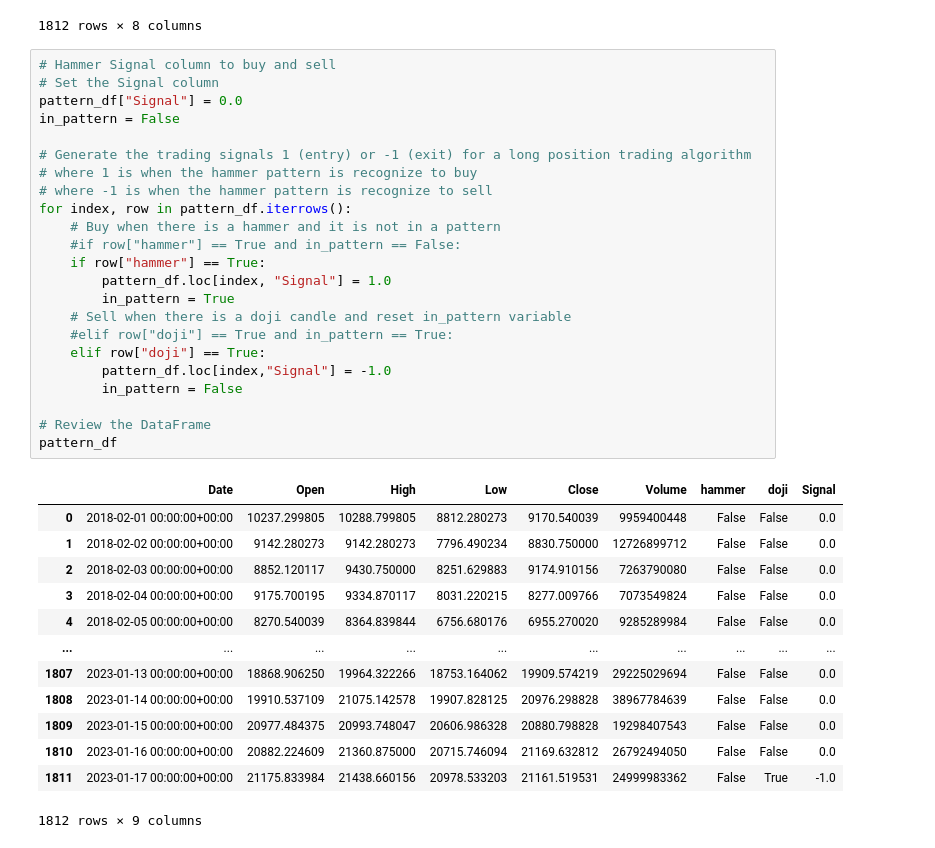
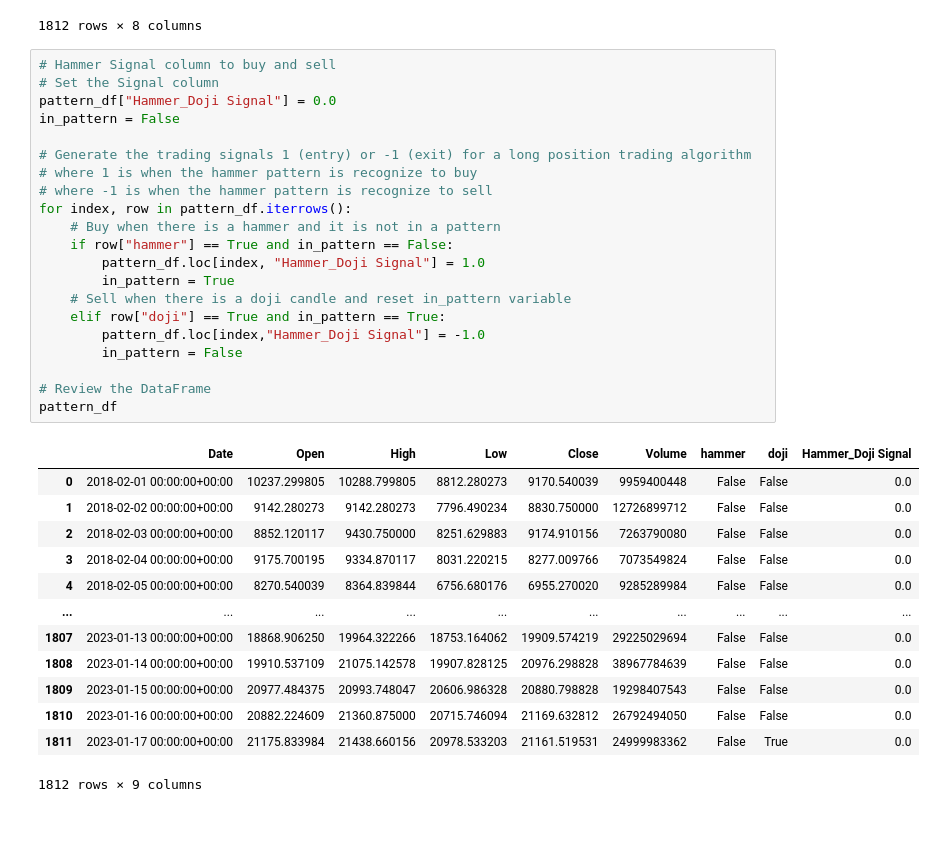
Before and after one commit to AGralin/dreambuilder_bot, a Jupyter notebook: candlestick.ipynb, the cells around one changed output. Drawn from its saved outputs; the diff is of its cells as text.

```diff
--- a/candlestick.ipynb
+++ b/candlestick.ipynb
@@ -52,28 +52,26 @@ pattern_df
 # %%
 # Hammer Signal column to buy and sell
 # Set the Signal column
-pattern_df["Signal"] = 0.0
+pattern_df["Hammer_Doji Signal"] = 0.0
 in_pattern = False
 
 # Generate the trading signals 1 (entry) or -1 (exit) for a long position trading algorithm
 # where 1 is when the hammer pattern is recognize to buy
 # where -1 is when the hammer pattern is recognize to sell
 for index, row in pattern_df.iterrows():
     # Buy when there is a hammer and it is not in a pattern
-    #if row["hammer"] == True and in_pattern == False:
-    if row["hammer"] == True:
-        pattern_df.loc[index, "Signal"] = 1.0
+    if row["hammer"] == True and in_pattern == False:
+        pattern_df.loc[index, "Hammer_Doji Signal"] = 1.0
         in_pattern = True
     # Sell when there is a doji candle and reset in_pattern variable
-    #elif row["doji"] == True and in_pattern == True:
-    elif row["doji"] == True:
-        pattern_df.loc[index,"Signal"] = -1.0
+    elif row["doji"] == True and in_pattern == True:
+        pattern_df.loc[index,"Hammer_Doji Signal"] = -1.0
         in_pattern = False
 
 # Review the DataFrame
 pattern_df
 # %% [output]
-|  | Date | Open | High | Low | Close | Volume | hammer | doji | Signal |
+|  | Date | Open | High | Low | Close | Volume | hammer | doji | Hammer_Doji Signal |
 | 0 | 2018-02-01 00:00:00+00:00 | 10237.299805 | 10288.799805 | 8812.280273 | 9170.540039 | 9959400448 | False | False | 0.0 |
 | 1 | 2018-02-02 00:00:00+00:00 | 9142.280273 | 9142.280273 | 7796.490234 | 8830.750000 | 12726899712 | False | False | 0.0 |
 | 2 | 2018-02-03 00:00:00+00:00 | 8852.120117 | 9430.750000 | 8251.629883 | 9174.910156 | 7263790080 | False | False | 0.0 |
@@ -84,7 +82,7 @@ pattern_df
 | 1808 | 2023-01-14 00:00:00+00:00 | 19910.537109 | 21075.142578 | 19907.828125 | 20976.298828 | 38967784639 | False | False | 0.0 |
 | 1809 | 2023-01-15 00:00:00+00:00 | 20977.484375 | 20993.748047 | 20606.986328 | 20880.798828 | 19298407543 | False | False | 0.0 |
 | 1810 | 2023-01-16 00:00:00+00:00 | 20882.224609 | 21360.875000 | 20715.746094 | 21169.632812 | 26792494050 | False | False | 0.0 |
-| 1811 | 2023-01-17 00:00:00+00:00 | 21175.833984 | 21438.660156 | 20978.533203 | 21161.519531 | 24999983362 | False | True | -1.0 |
+| 1811 | 2023-01-17 00:00:00+00:00 | 21175.833984 | 21438.660156 | 20978.533203 | 21161.519531 | 24999983362 | False | True | 0.0 |
 1812 rows × 9 columns
 # %%
 # Compute Actual Returns
```
Also changed, not shown: parts of 21 cells of this notebook, 1 other file.
